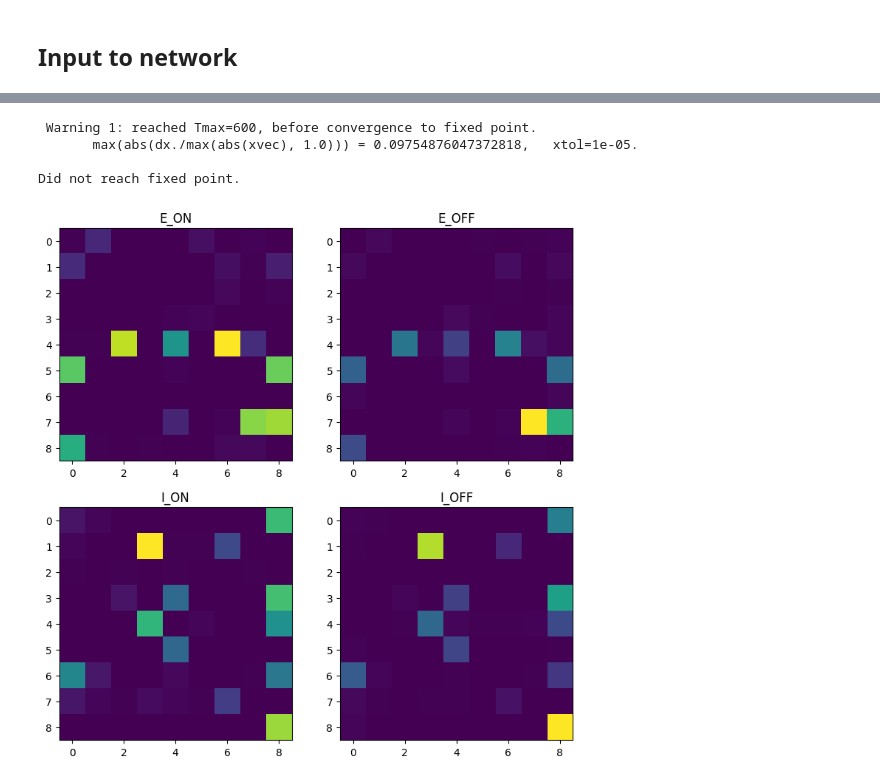
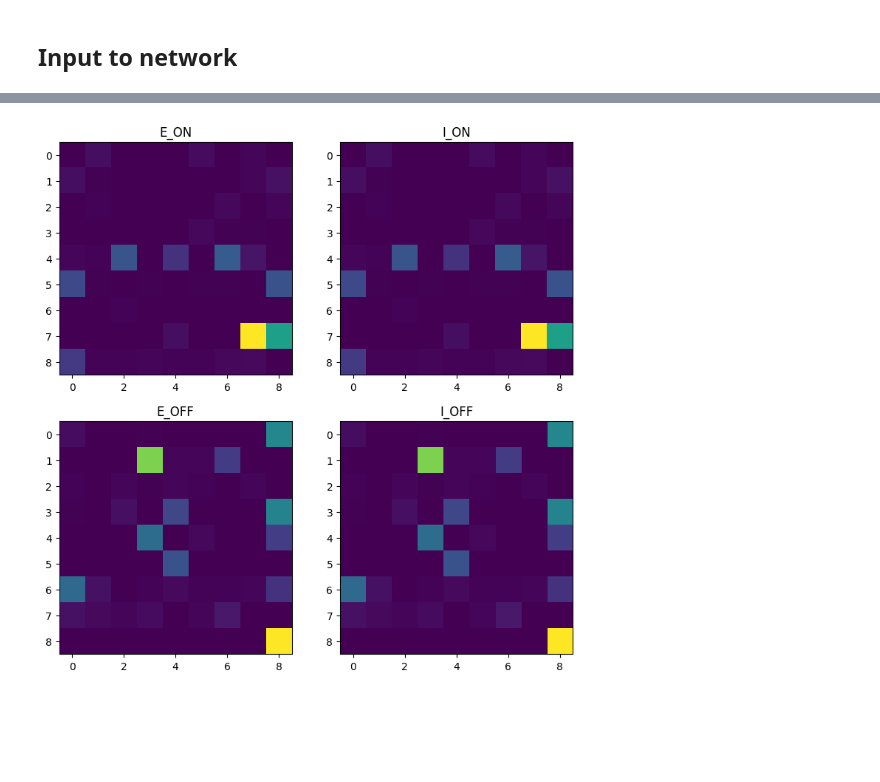
Before and after one commit to clarapecci/SSN_VPL, a Jupyter notebook: 2D SSN simulation.ipynb, the cells around one changed output, grey strips where cells are left out. Saved outputs shown, nothing was run; the diff lists cells and outputs as text; code cells hidden in the pictures; blank space fills up the shorter version.

```diff
--- a/2D SSN simulation.ipynb
+++ b/2D SSN simulation.ipynb
@@ -60,4 +79,4 @@ WARNING:absl:No GPU/TPU found, falling back to CPU. (Set TF_CPP_MIN_LOG_LEVEL=0
 ## Initialise network
 # %%
 #Create network
-ssn = SSN2DTopoV1_AMPAGABA_ONOFF(ssn_pars, grid_pars, conn_pars=conn_pars, J_2x2=J_2x2, s_2x2=s_2x2)
+ssn = SSN2DTopoV1_AMPAGABA_ONOFF(ssn_pars, grid_pars, conn_pars=conn_pars, filter_pars=filter_pars, J_2x2=J_2x2, s_2x2=s_2x2)
@@ -147,8 +117,13 @@ print(output_test/len(all_gabors))
 # %% [markdown]
 ## Input to network
 # %%
+#create stimulus at required orientation
+grating_pars=dict(outer_radius=3, inner_radius=2.5, degree_per_pixel=0.05, edge_deg=3.2, grating_contrast=0.9 ,k=k)
+grating=BW_Grating(ori_deg=10, snr = 1, **grating_pars,)
+test_stimuli=grating.BW_image()
+
 #Multiply all filters by the stimuli
-output_gabor=np.matmul(SSN_filters, test_stimuli.ravel())*A
+output_gabor=np.matmul(ssn.gabor_filters, test_stimuli.ravel())*ssn.A
 
 #Rectify input
 SSN_input=np.maximum(0, output_gabor)
@@ -215,8 +144,4 @@ Did not reach fixed point.
-# %%
-r2=response_plots(SSN_filters=SSN_filters, grating_pars=grating_pars, Tmax=800, A=A, ori=10)
-# %% [output]
- Warning 1: reached Tmax=600, before convergence to fixed point.
-       max(abs(dx./max(abs(xvec), 1.0))) = 0.09754876047372818,   xtol=1e-05.
-
-Did not reach fixed point.
-[figure, removed]
+# %%
+ssn.response_plots(SSN_input)
+# %% [output]
+[figure, added]
```
Also changed, not shown: parts of 19 cells of this notebook, 4 other files.
